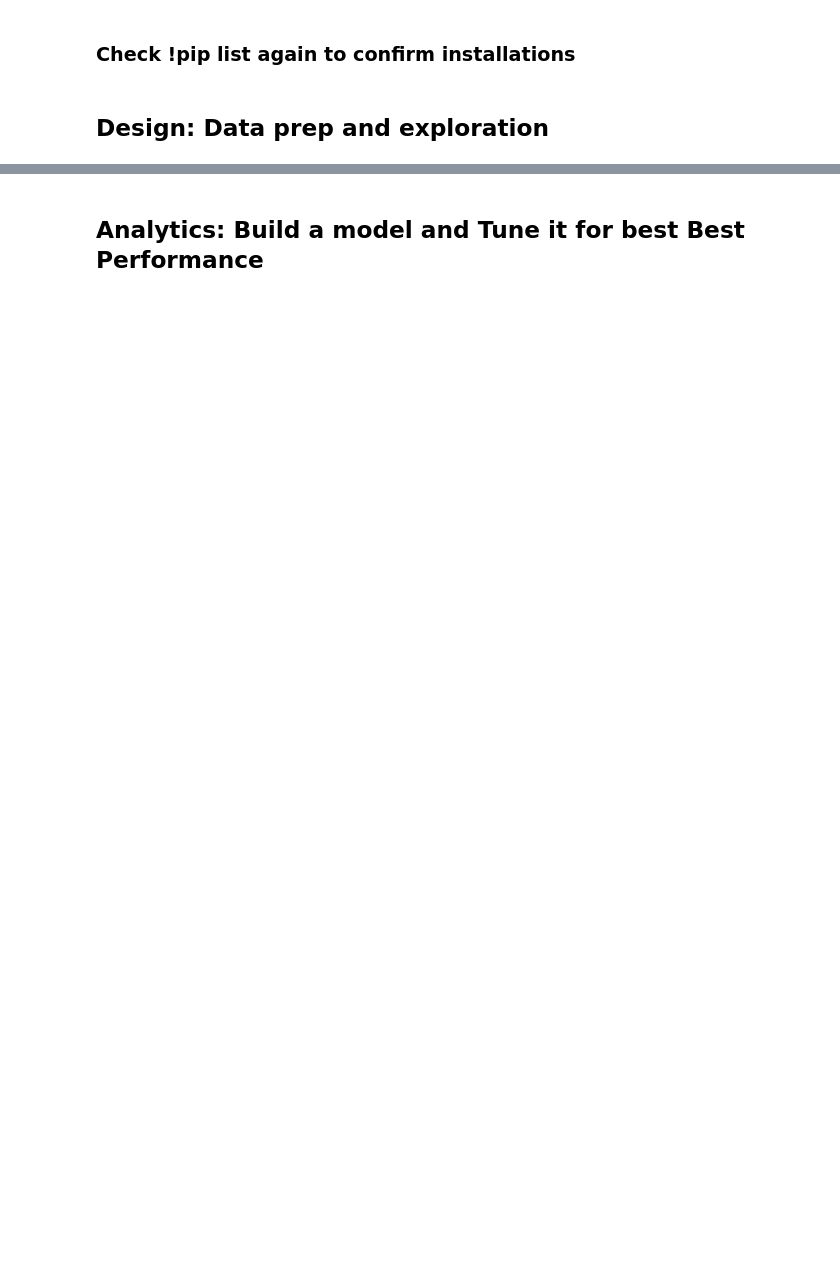
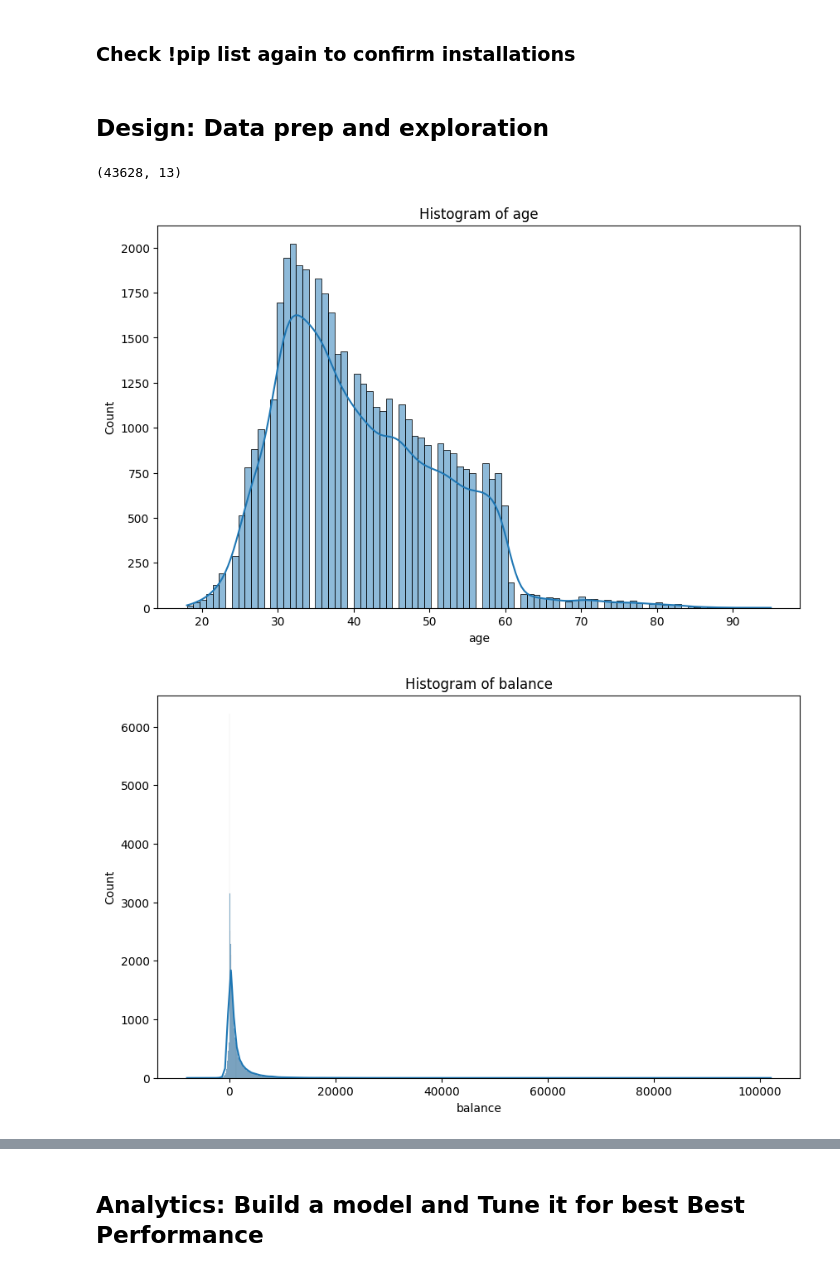
Before and after one commit to shx2jx/ds1001_final, a Jupyter notebook: ds1001_final/notebooks/Final_Project_Notebook.ipynb, the cells around one changed output, grey strips where cells are left out. Drawn from its saved outputs; the diff is of its cells as text; code cells hidden in the pictures; blank space fills up the shorter version.

```diff
--- a/ds1001_final/notebooks/Final_Project_Notebook.ipynb
+++ b/ds1001_final/notebooks/Final_Project_Notebook.ipynb
@@ -95,16 +100,22 @@ from fairlearn.metrics import count, true_positive_rate, false_positive_rate, se
 # %% [markdown]
 ## Design: Data prep and exploration
 # %%
-"name your dataset" = pd.read_csv('your_dataset.csv') # the data is the data folder,
+bank_df = pd.read_csv('/content/ds1001_final/ds1001_final/data/processed/bank_final.csv') # the data is the data folder,
 #you'll need to use the correct path to the dataset.
 
 # How many rows are in the dataframe? How many columns?
+bank_df.shape
+# %% [output]
+(43628, 13)
 # %%
 # Explore the variables a bit more, create histograms for the numerics values and bar charts for the categorical.
 # Histograms for numeric variables
-numeric_columns = "xx".select_dtypes(include=['number']).columns
+numeric_columns = bank_df.select_dtypes(include=['number']).columns
 for col in numeric_columns:
     plt.figure(figsize=(10, 6))
-    sns.histplot("xx"[col], kde=True)
+    sns.histplot(bank_df[col], kde=True)
     plt.title(f'Histogram of {col}')
     plt.show()
+# %% [output]
+[figure, added]
+[figure, added]
```
Also changed, not shown: parts of 14 cells of this notebook.
